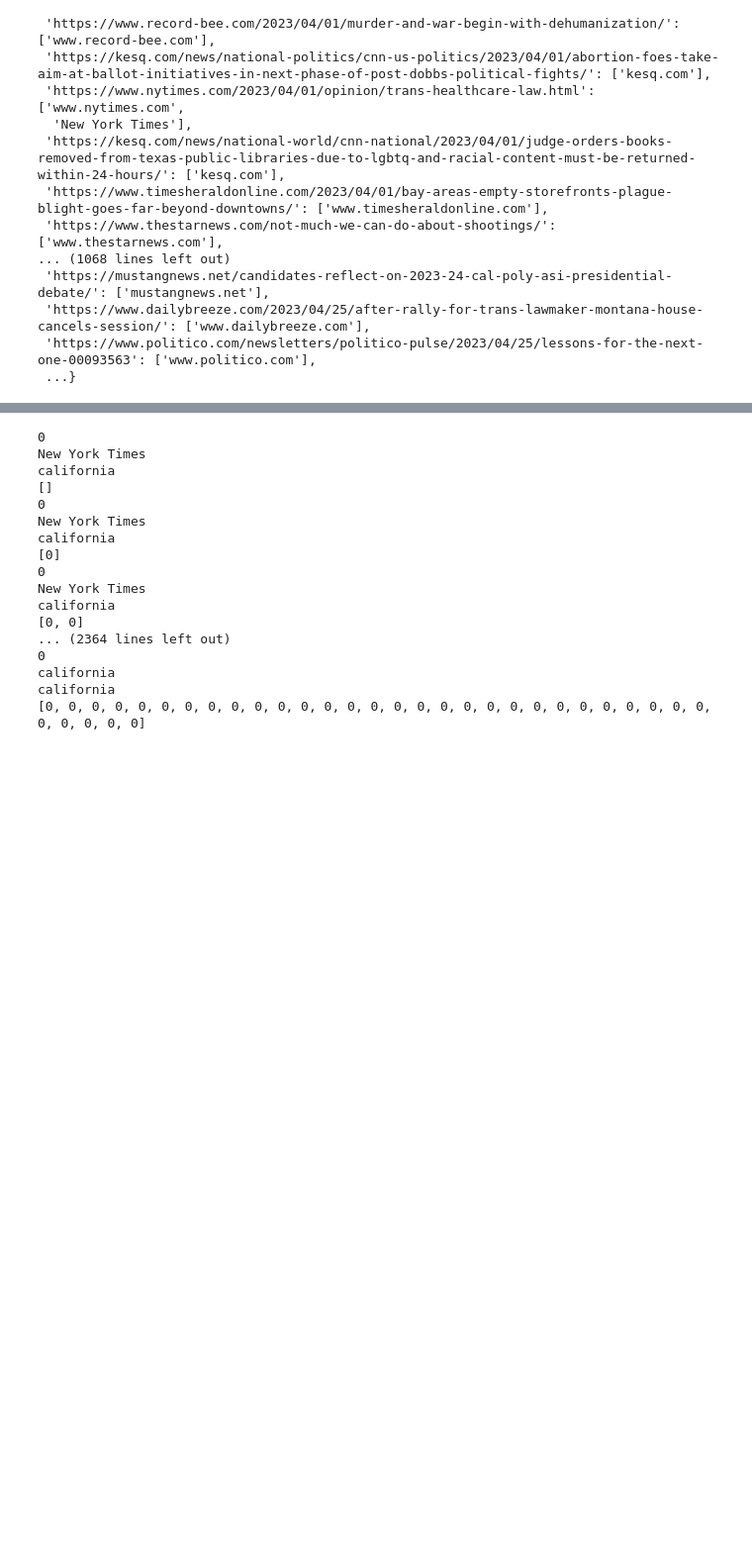
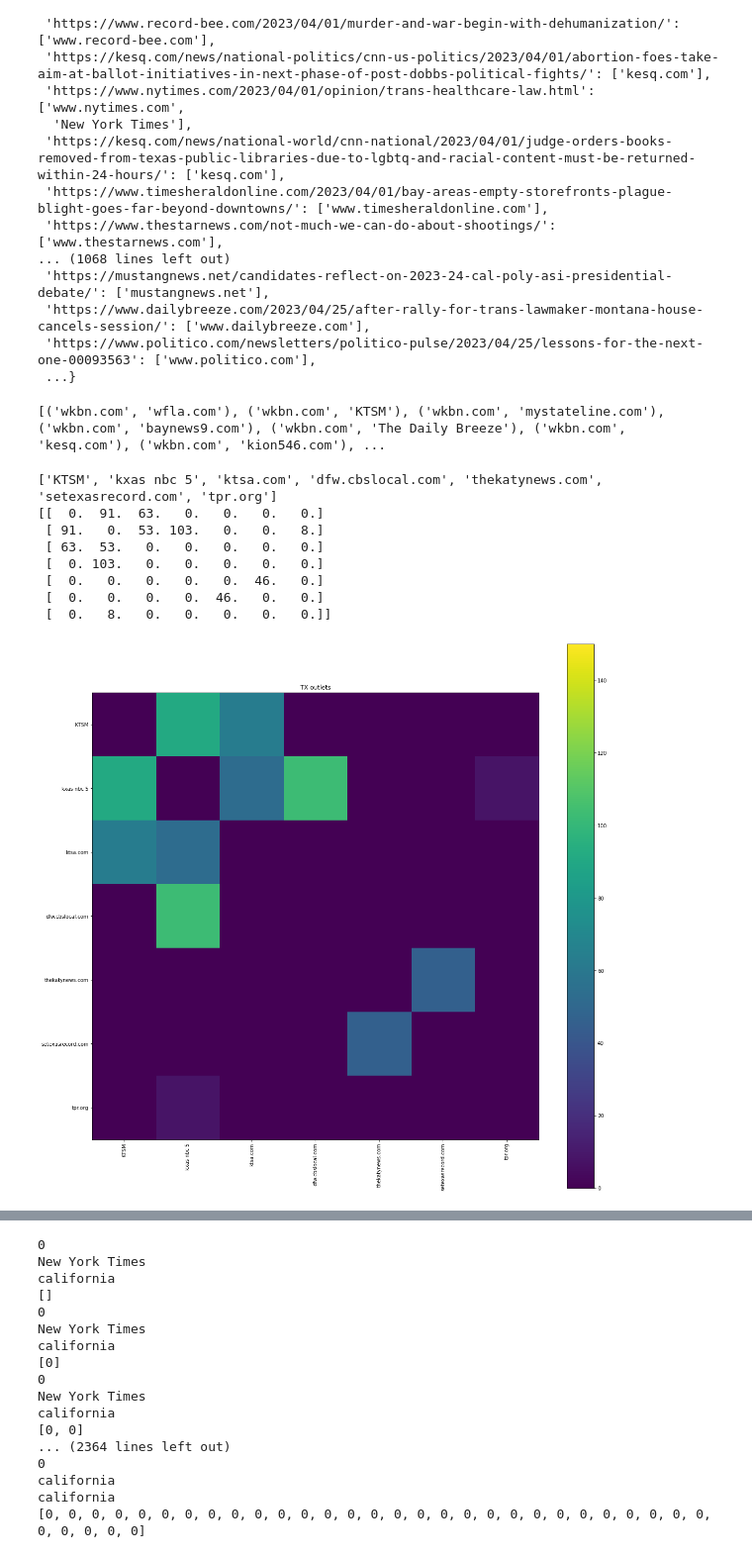
Before and after one commit to asmithh/trans-fer-entropy, a Jupyter notebook: extra_analyses/similarity_network.ipynb, the cells around one changed output, grey strips where cells are left out. Shown at 99% size. Drawn from its saved outputs; the diff is of its cells as text; code cells hidden in the pictures; blank space fills up the shorter version.

```diff
--- a/extra_analyses/similarity_network.ipynb
+++ b/extra_analyses/similarity_network.ipynb
@@ -42,7 +42,7 @@ for prefix in prefixes:
 ['Unnamed: 0', 'media_name', 'publish_date', 'title', 'url', 'subtitle', 'text', 'sent_count', 'domain']
 ['Unnamed: 0', 'media_name', 'publish_date', 'title', 'url', 'subtitle', 'text', 'sent_count', 'domain']
 # %%
-z = pickle.load(open('./title_only_string_alignment_25.pkl', 'rb'))
+z = pickle.load(open('./new_string_alignment_150.pkl', 'rb'))
 # %%
 text_to_outlet
 # %% [output]
@@ -99,6 +99,8 @@ for k, v in z.items():
                             G.edges[outlet1, outlet2].update({'dist_list': data + [vv]})
 # %%
 print([n for n in G.edges])
+# %% [output]
+[('wkbn.com', 'wfla.com'), ('wkbn.com', 'KTSM'), ('wkbn.com', 'mystateline.com'), ('wkbn.com', 'baynews9.com'), ('wkbn.com', 'The Daily Breeze'), ('wkbn.com', 'kesq.com'), ('wkbn.com', 'kion546.com'), ...
 # %%
 ca = nx.subgraph_view(
     G, lambda b: domain_info.get(b, domain_info.get('www.' + b, None)) in set(
@@ -124,6 +126,46 @@ tx = nx.subgraph_view(
     G, lambda b: domain_info.get(b, domain_info.get('www.' + b, None)) in set(
         ['texas', 'New York Times', 'Fox News'])
 )
+# %%
+%matplotlib inline
+plt.rcParams["figure.figsize"] = (20,20)
+import matplotlib.pyplot as plt
+Y = tx
+Y_nodes = [
+    node
+    for node in Y.nodes
+    if sum(
+        [np.mean(
+            Y.edges.get(
+                (node, node2),
+                {'dist_list': [0]})['dist_list']
+        ) for node2 in Y.nodes]) > 1.0
+]
+print(Y_nodes)
+mtx = np.zeros((len(Y_nodes), len(Y_nodes)))
+for ix1, node1 in enumerate(Y_nodes):
+    for ix2, node2 in enumerate(Y_nodes):
+        try:
+            mtx[ix1, ix2] = 150 - np.mean(Y.edges[node1, node2]['dist_list'])
+        except Exception as e:
+            continue
+print(mtx)
+img = plt.imshow(mtx, vmin=0, vmax=150, cmap='viridis')
+plt.colorbar(img)
+plt.title('TX outlets')
+plt.xticks([i for i in range(len(Y_nodes))], [str(n) for n in Y_nodes], rotation=90)
+plt.yticks([i for i in range(len(Y_nodes))], [n for n in Y_nodes])
+plt.savefig('tx_outlets_plus_nyt_fox.svg')
+# %% [output]
+['KTSM', 'kxas nbc 5', 'ktsa.com', 'dfw.cbslocal.com', 'thekatynews.com', 'setexasrecord.com', 'tpr.org']
+[[  0.  91.  63.   0.   0.   0.   0.]
+ [ 91.   0.  53. 103.   0.   0.   8.]
+ [ 63.  53.   0.   0.   0.   0.   0.]
+ [  0. 103.   0.   0.   0.   0.   0.]
+ [  0.   0.   0.   0.   0.  46.   0.]
+ [  0.   0.   0.   0.  46.   0.   0.]
+ [  0.   8.   0.   0.   0.   0.   0.]]
+[figure, added]
 # %%
 S = nx.subgraph_view(
     G, lambda b: domain_info.get(b, domain_info.get('www.' + b, None)) in set(
```
Also changed, not shown: parts of 2 cells of this notebook, 7 other files.
